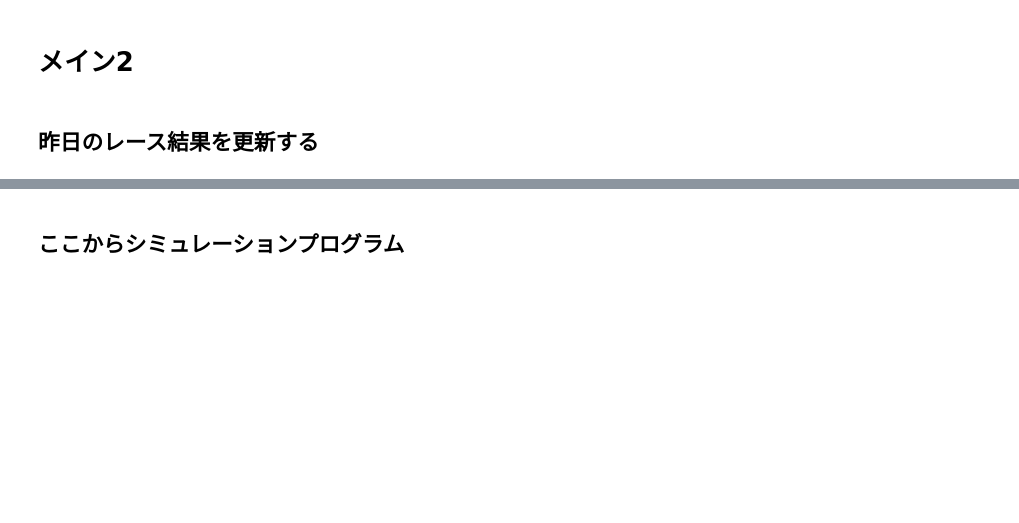
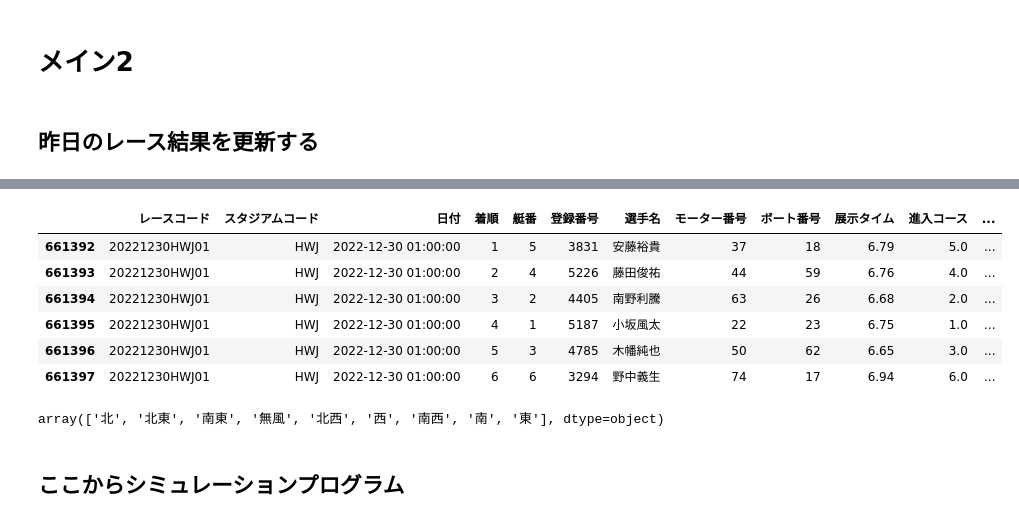
Before and after one commit to sakokazuki/kyotei-ai, a Jupyter notebook: main.ipynb, the cells around one changed output, grey strips where cells are left out. Cells and saved outputs as stored; diff of their text form; code cells hidden in the pictures; blank space fills up the shorter version.

```diff
--- a/main.ipynb
+++ b/main.ipynb
@@ -49,6 +35,18 @@ ValueError: The truth value of a Series is ambiguous. Use a.empty, a.bool(), a.i
 # %%
 # テーブルを表示確認
-data_tables.merged_t
+data_tables.race_t[data_tables.race_t['レースコード'] == '20221230HWJ01']
+# %% [output]
+|  | レースコード | スタジアムコード | 日付 | 着順 | 艇番 | 登録番号 | 選手名 | モーター番号 | ボート番号 | 展示タイム | 進入コース | ... |
+| 661392 | 20221230HWJ01 | HWJ | 2022-12-30 01:00:00 | 1 | 5 | 3831 | 安藤裕貴 | 37 | 18 | 6.79 | 5.0 | ... |
+| 661393 | 20221230HWJ01 | HWJ | 2022-12-30 01:00:00 | 2 | 4 | 5226 | 藤田俊祐 | 44 | 59 | 6.76 | 4.0 | ... |
+| 661394 | 20221230HWJ01 | HWJ | 2022-12-30 01:00:00 | 3 | 2 | 4405 | 南野利騰 | 63 | 26 | 6.68 | 2.0 | ... |
+| 661395 | 20221230HWJ01 | HWJ | 2022-12-30 01:00:00 | 4 | 1 | 5187 | 小坂風太 | 22 | 23 | 6.75 | 1.0 | ... |
+| 661396 | 20221230HWJ01 | HWJ | 2022-12-30 01:00:00 | 5 | 3 | 4785 | 木幡純也 | 50 | 62 | 6.65 | 3.0 | ... |
+| 661397 | 20221230HWJ01 | HWJ | 2022-12-30 01:00:00 | 6 | 6 | 3294 | 野中義生 | 74 | 17 | 6.94 | 6.0 | ... |
+# %%
+data_tables.race_t['風向'].unique()
+# %% [output]
+array(['北', '北東', '南東', '無風', '北西', '西', '南西', '南', '東'], dtype=object)
 # %% [markdown]
 ## ここからシミュレーションプログラム
 # %%
```
Also changed, not shown: parts of 7 cells of this notebook, 2 other files.
